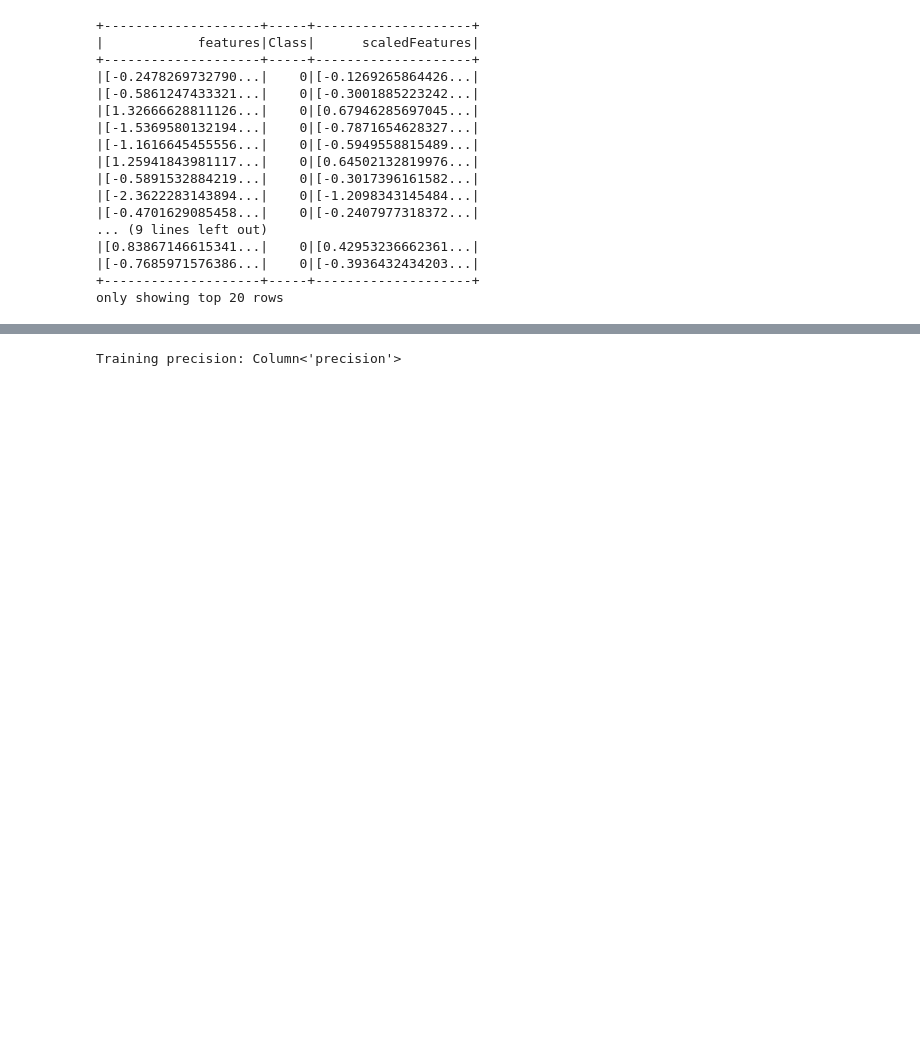
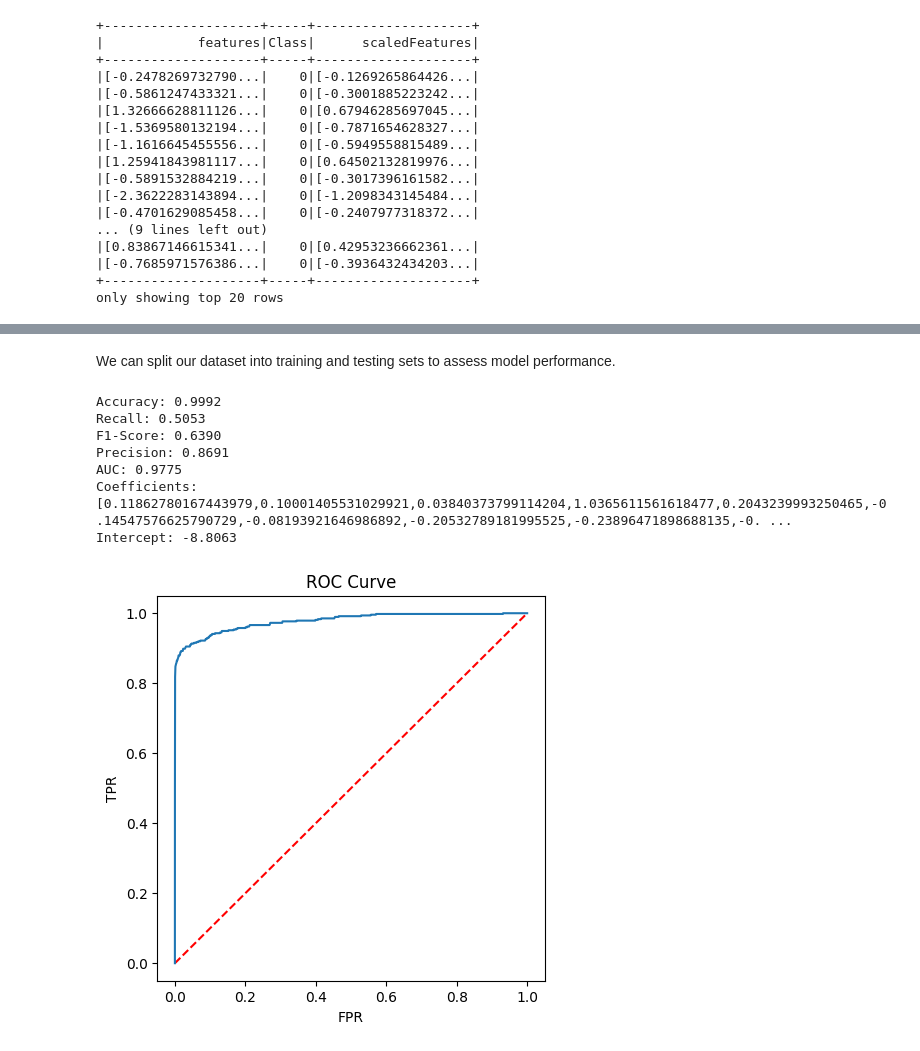
Before and after one commit to stillxthahn/IntroBigData-FinalProject, a Jupyter notebook: src/Problem1_Classification/Structured_API.ipynb, the cells around one changed output, grey strips where cells are left out. Drawn from its saved outputs; the diff is of its cells as text; code cells hidden in the pictures; blank space fills up the shorter version.

```diff
--- a/src/Problem1_Classification/Structured_API.ipynb
+++ b/src/Problem1_Classification/Structured_API.ipynb
@@ -203,4 +216,0 @@ Testing F1-Score: 0.9990695495448116
-# %%
-print(f"Training precision: {training_summary.precisionByThreshold.precision}")
-# %% [output]
-Training precision: Column<'precision'>
@@ -214,2 +217,55 @@ Training precision: Column<'precision'>
+# %% [markdown]
+We can split our dataset into training and testing sets to assess model performance.
+# %%
+from pyspark.ml.classification import LogisticRegression
+from pyspark.ml.evaluation import BinaryClassificationEvaluator
+from pyspark.ml.evaluation import MulticlassClassificationEvaluator
+import matplotlib.pyplot as plt
+
+# Split the data into training and testing sets
+train_data, test_data = data_preprocessed.randomSplit([0.8, 0.2], seed=42)
+
+# Initialize the Logistic Regression model
+lr = LogisticRegression(featuresCol="scaledFeatures", labelCol="Class", predictionCol="prediction")
+
+# Fit the model on the training data
+lr_model = lr.fit(train_data)
+
+# Inspect metrics of trainning data
+training_summary = lr_model.summary
+
+# Make predictions on the test data
+predictions = lr_model.transform(test_data)
+
+print(f"Accuracy: {summary.accuracy:.4f}")
+print(f"Recall: {summary.recallByThreshold.collect()[0]['recall']:.4f}")
+print(f"F1-Score: {summary.fMeasureByThreshold.collect()[0]['F-Measure']:.4f}")
+print(f"Precision: {summary.precisionByThreshold.collect()[0]['precision']:.4f}")
+print(f"AUC: {summary.areaUnderROC:.4f}")
+print(f"Coefficients: {lr_model.coefficients}")
+print(f"Intercept: {lr_model.intercept:.4f}")
+
+# Plot ROC Curve
+plt.figure(figsize=(5,5))
+plt.plot([0, 1], [0, 1], 'r--')
+
+# Extract points for ROC curve
+fpr = [row['FPR'] for row in summary.roc.collect()]
+tpr = [row['TPR'] for row in summary.roc.collect()]
+plt.plot(fpr, tpr)
+
+plt.xlabel('FPR')
+plt.ylabel('TPR')
+plt.title('ROC Curve')
+plt.show()
+# %% [output]
+Accuracy: 0.9992
+Recall: 0.5053
+F1-Score: 0.6390
+Precision: 0.8691
+AUC: 0.9775
+Coefficients: [0.11862780167443979,0.10001405531029921,0.03840373799114204,1.0365611561618477,0.2043239993250465,-0.14547576625790729,-0.08193921646986892,-0.20532789181995525,-0.23896471898688135,-0. ...
+Intercept: -8.8063
+[figure, added]
 # %%
 spark.stop()
```
Also changed, not shown: parts of 13 cells of this notebook, 2 other files.
